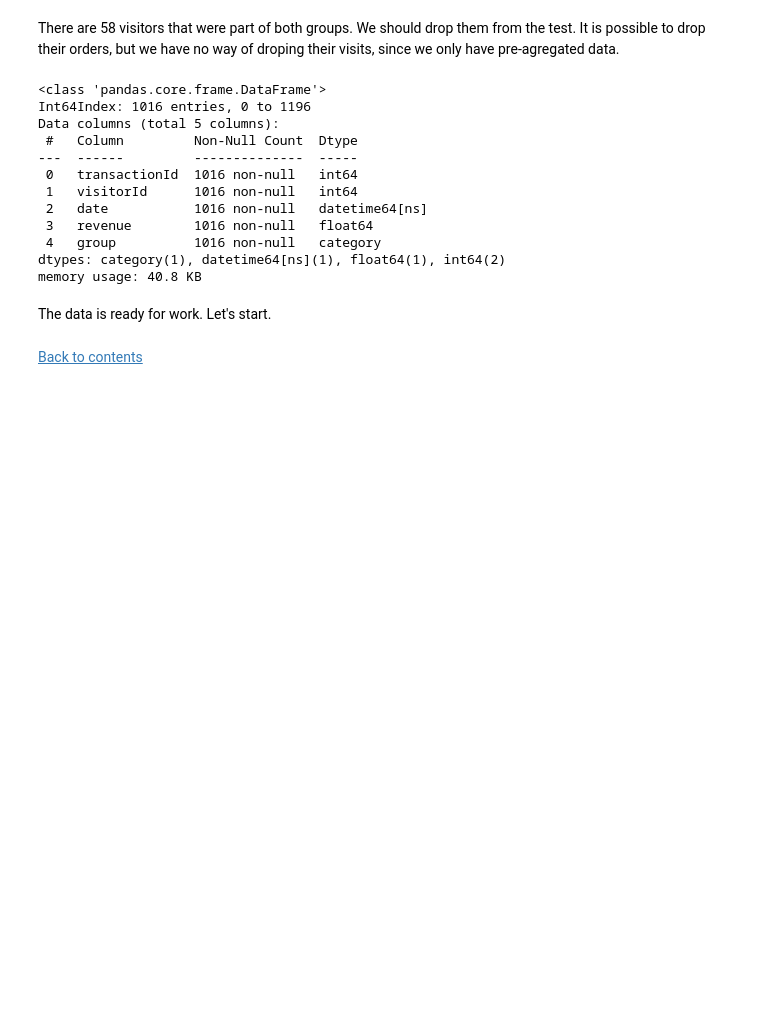
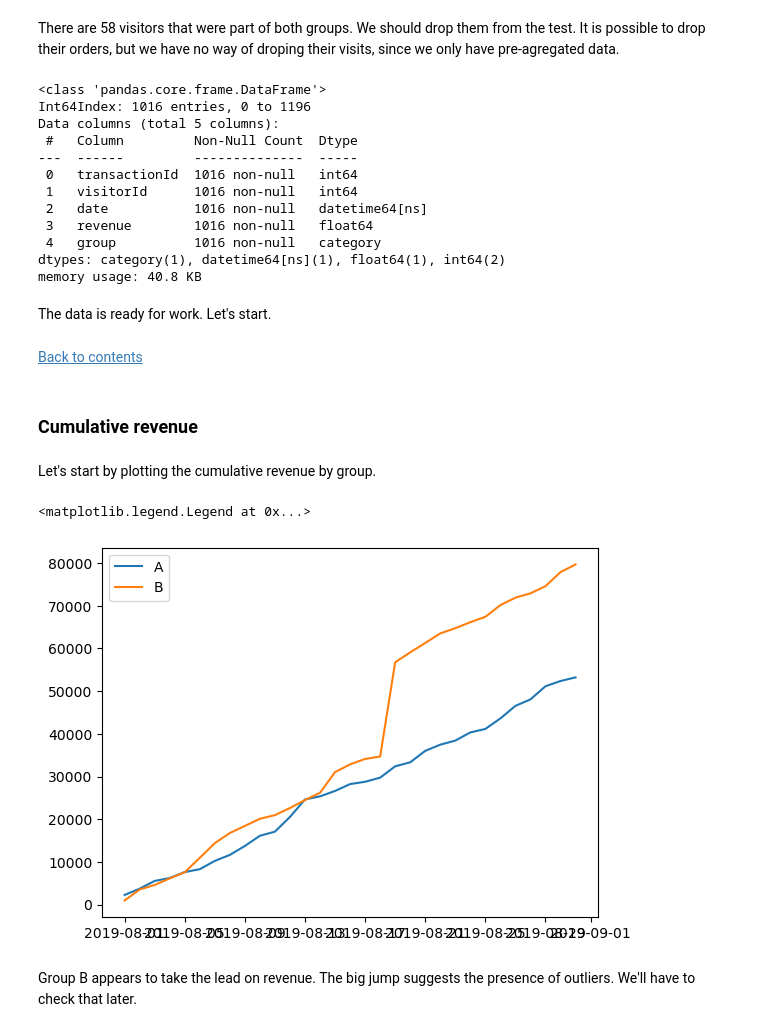
Before and after one commit to Silverscale/Tripleten-A-B-testing, a Jupyter notebook: A_B_testing.ipynb, the cells around one changed output. Cells and saved outputs as stored; diff of their text form; code cells hidden in the pictures; blank space fills up the shorter version.

Commit message:
Cumulative Revenue

```diff
--- a/A_B_testing.ipynb
+++ b/A_B_testing.ipynb
@@ -301,3 +329,52 @@ memory usage: 40.8 KB
 The data is ready for work. Let's start.
 # %% [markdown]
 [Back to contents](#back)
+# %% [markdown]
+### Cumulative revenue <a name="cum_revenue"></a>
+# %% [markdown]
+Let's start by plotting the cumulative revenue by group.
+# %%
+# Since we changed groups to category, we can't use max anymore. We'll use this function instead
+def get_group(col):
+    return col.iloc[0]
+# %%
+# We already checked that there are no duplicates here
+datesGroups = visits[['date', 'group']]
+
+# Calculate the cumulative values per day for each group
+cumulativeOrders = datesGroups.apply(
+    lambda x: orders[
+        np.logical_and(
+            orders['date'] <= x['date'],
+            orders['group'] == x['group']
+        )
+    ].agg(
+        {
+            'date': 'max',
+            'group': get_group,
+            'transactionId': pd.Series.nunique,
+            'visitorId': pd.Series.nunique,
+            'revenue': 'sum'
+        }
+    ),
+    axis=1
+).sort_values(by=['date', 'group'])
+cumulativeOrders.columns = ['date', 'group', 'orders', 'visitors', 'revenue']
+# %%
+cumulativeRevenueA = (cumulativeOrders.query('group == "A"'))[['date', 'revenue', 'orders']]
+cumulativeRevenueB = (cumulativeOrders.query('group == "B"'))[['date', 'revenue', 'orders']]
+# %%
+plt.plot(cumulativeRevenueA['date'],
+         cumulativeRevenueA['revenue'],
+         label="A"
+        )
+plt.plot(cumulativeRevenueB['date'],
+         cumulativeRevenueB['revenue'],
+         label="B"
+        )
+plt.legend()
+# %% [output]
+<matplotlib.legend.Legend at 0x...>
+[figure, added]
+# %% [markdown]
+Group B appears to take the lead on revenue. The big jump suggests the presence of outliers. We'll have to check that later.
```
Also changed, not shown: parts of 6 cells of this notebook.
